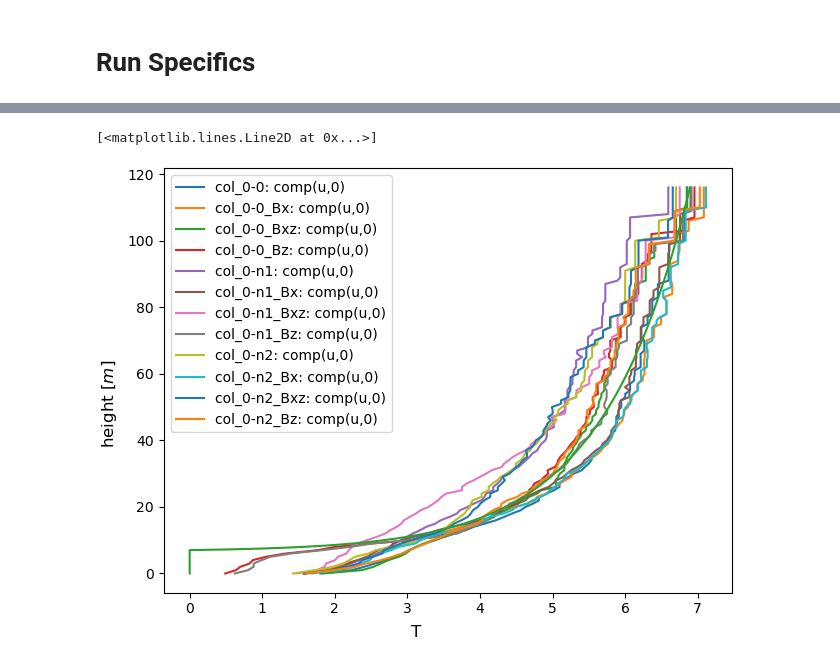
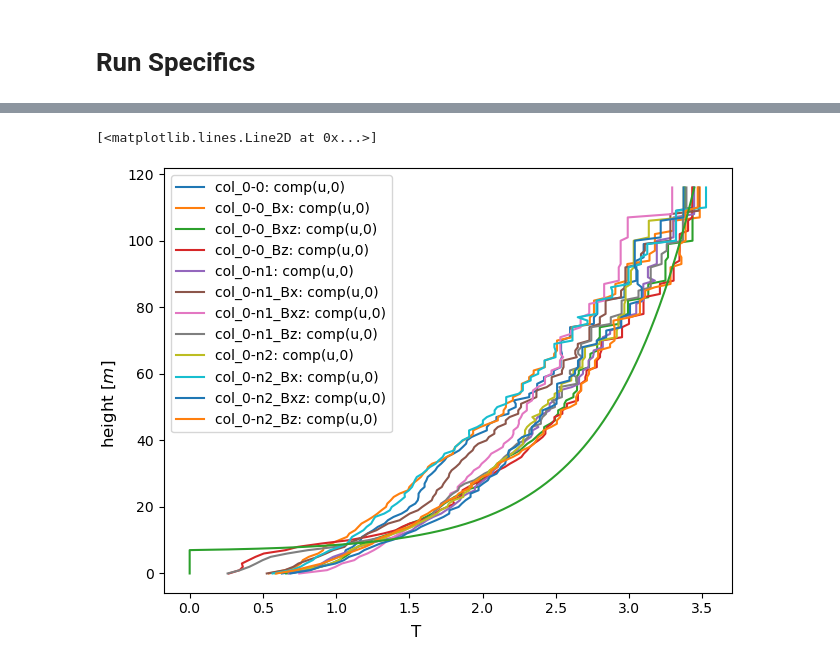
Before and after one commit to nbachand/city_block_cfd, a Jupyter notebook: config2_post.ipynb, the cells around one changed output, grey strips where cells are left out. Cells and saved outputs as stored; diff of their text form; code cells hidden in the pictures.

Commit message:
post processing

```diff
--- a/config2_post.ipynb
+++ b/config2_post.ipynb
@@ -41,7 +43,7 @@ mu = 1.7894e-5
 Lx = 348
 Lz = Lx / 3
 z_ref = 10 # really y_refj
-U_ref = 4
+U_ref = 2
 
 z_0 = 0.061*hm #used for convention, but really y_0
 disp = 1.11*hm
@@ -114,6 +116,6 @@ qois = ['comp(u,0)']
 probes_dir = f'{scratch_dir}/CHARLES/{category}/R{run}/probes/probesOut'
 # %%
 probes = probePost.Probes(probes_dir, file_type = "csv")
-# probes.to_parquet(overwrite=True)
+probes.to_parquet(overwrite=True)
 
-# probes = probePost.Probes(probes_dir, file_type = "parquet")
+probes = probePost.Probes(probes_dir, file_type = "parquet")
@@ -158,7 +174,7 @@ plt.savefig(f'{home_dir}/CHARLES/{category}/R{run}/plots/velocity_history')
 # %%
 probes.profile_plots(
     names = [name for name in  probes.probe_names if "col" in name],
-    steps = probes.probe_steps[start:stop:by],
+    steps = probes.probe_steps[stop-30000:stop:by],
     quants = qois,
     # stack = np.arange(0,300),
     plot_params = {
@@ -177,5 +193,5 @@ processing data took 12 seconds
 [<matplotlib.lines.Line2D at 0x...>]
-[figure, old version]
+[figure, new version]
 # %%
 plt.savefig(f'{home_dir}/CHARLES/{category}/R{run}/plots/velocity_profile')
 # %%
```
Also changed, not shown: parts of 9 cells of this notebook.
